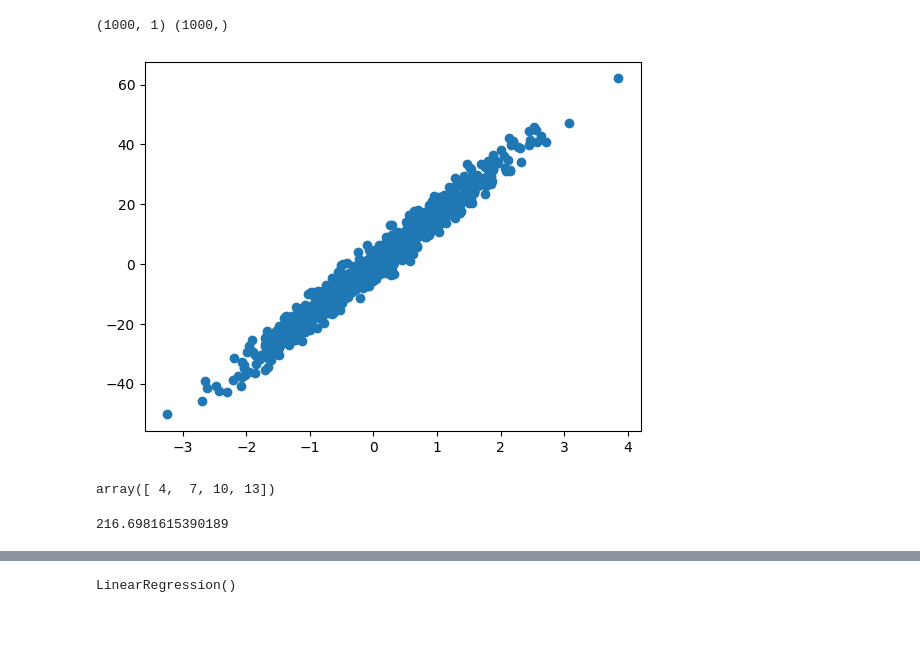
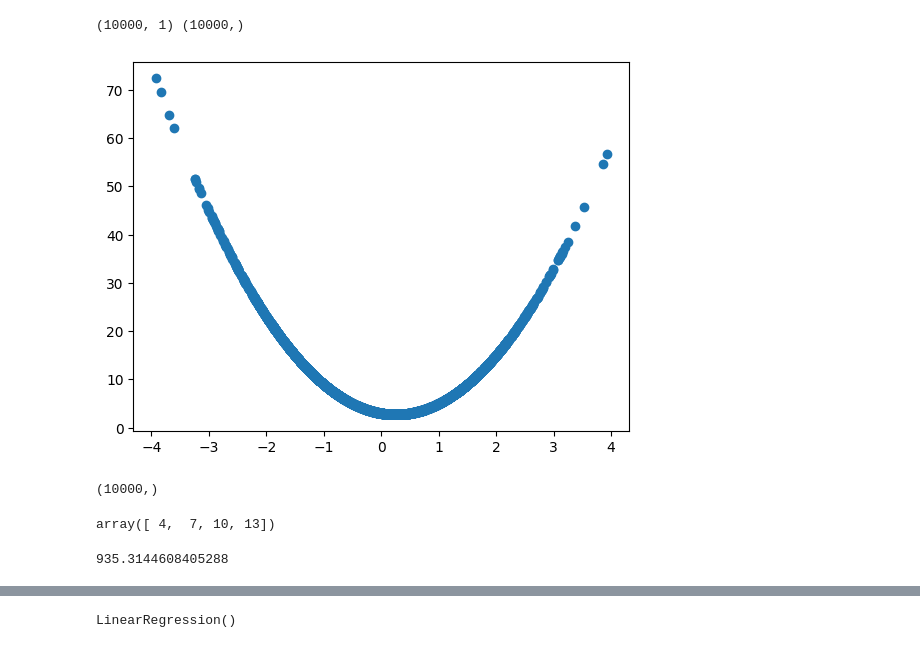
Before and after one commit to ShubhamSinghal12/DS_PP_AUG_25, a Jupyter notebook: Linear Regression/LinearRegression.ipynb, the cells around one changed output, grey strips where cells are left out. Saved outputs shown, nothing was run; the diff lists cells and outputs as text; code cells hidden in the pictures.

```diff
--- a/Linear Regression/LinearRegression.ipynb
+++ b/Linear Regression/LinearRegression.ipynb
@@ -13,15 +13,23 @@ from sklearn.preprocessing import StandardScaler
 # y = pd.read_csv('./Training Data/Linear_Y_Train.csv').values.reshape(-1)
 # print(X.shape,y.shape)
 # %%
-X,y = make_regression(n_samples=1000,n_features=1,n_informative=1,n_targets=1,noise=3,random_state=42)
+X,y = make_regression(n_samples=10000,n_features=1,n_informative=1,n_targets=1,noise=10,bias = 0,random_state=42)
 # %%
 print(X.shape,y.shape)
 # %% [output]
-(1000, 1) (1000,)
+(10000, 1) (10000,)
+# %%
+def yploy(X):
+    return 4*X**2 - 2*X + 3
 # %%
-plt.scatter(X,y)
+yp = yploy(X).reshape(-1)
+plt.scatter(X,yp)
 plt.show()
 # %% [output]
-[figure, old version]
+[figure, new version]
+# %%
+yp.shape
+# %% [output]
+(10000,)
 # %%
 def hypothesis(x,w,w0):
@@ -41,7 +62,7 @@ def loss(x,w,w0,y):
 # %%
 loss(X,w,w0,y)
 # %% [output]
-216.6981615390189
+935.3144608405288
 # %%
 def gradientDescent(X,y,lr = 0.01,epochs = 100):
     w = np.zeros(shape=(X.shape[1],))
```
Also changed, not shown: parts of 20 cells of this notebook, 3 other files.
